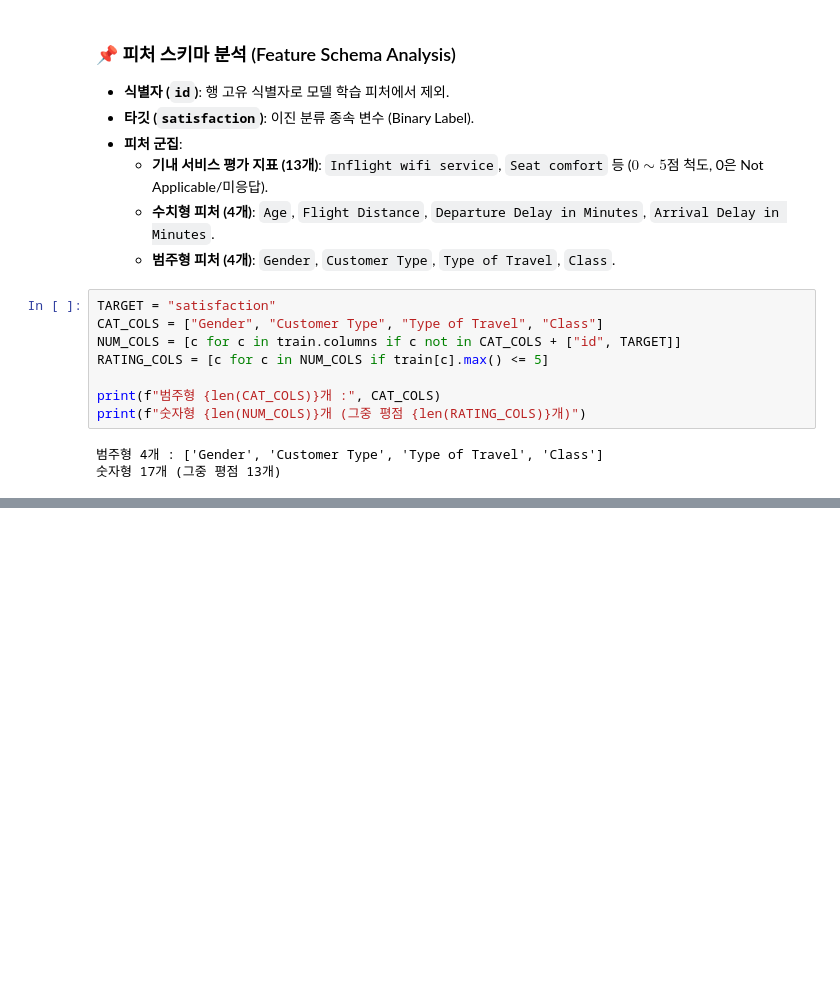
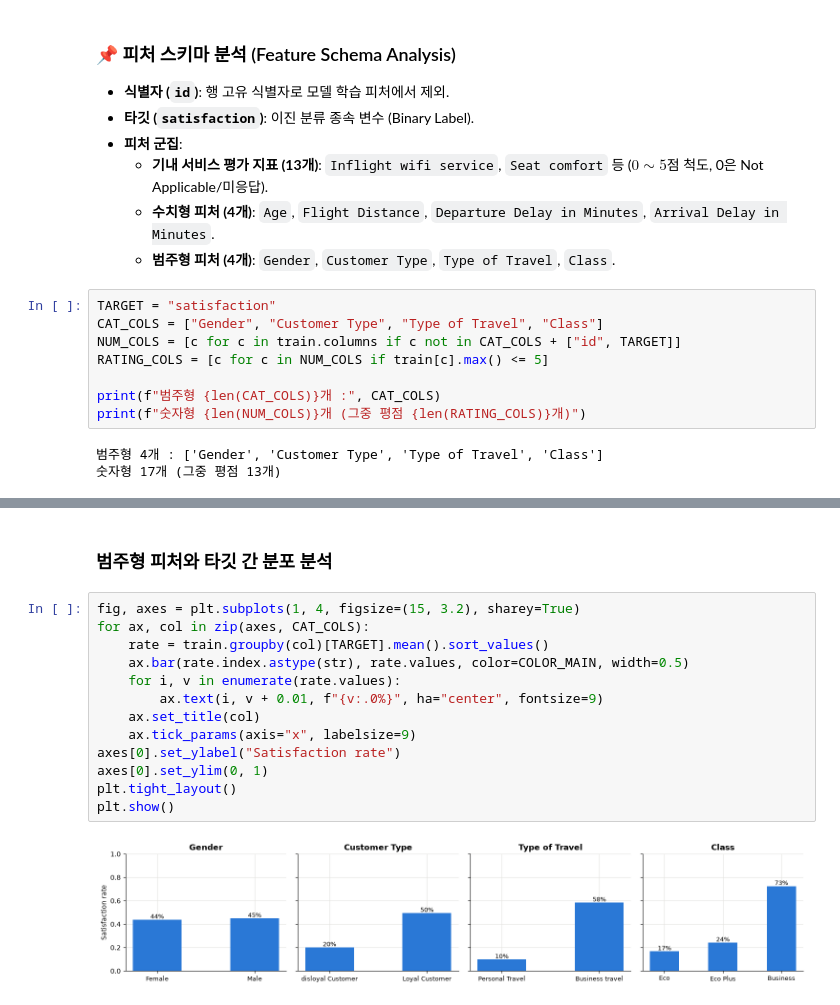
Before and after one commit to bryjna07/Kaggle_Airline_Satisfaction, a Jupyter notebook: notebooks/01_eda.ipynb, the cells around one changed output, grey strips where cells are left out. Cells and saved outputs as stored; diff of their text form; blank space fills up the shorter version.

```diff
--- a/notebooks/01_eda.ipynb
+++ b/notebooks/01_eda.ipynb
@@ -165,0 +197,17 @@ print(f"숫자형 {len(NUM_COLS)}개 (그중 평점 {len(RATING_COLS)}개)")
+# %% [markdown]
+### 범주형 피처와 타깃 간 분포 분석
+# %%
+fig, axes = plt.subplots(1, 4, figsize=(15, 3.2), sharey=True)
+for ax, col in zip(axes, CAT_COLS):
+    rate = train.groupby(col)[TARGET].mean().sort_values()
+    ax.bar(rate.index.astype(str), rate.values, color=COLOR_MAIN, width=0.5)
+    for i, v in enumerate(rate.values):
+        ax.text(i, v + 0.01, f"{v:.0%}", ha="center", fontsize=9)
+    ax.set_title(col)
+    ax.tick_params(axis="x", labelsize=9)
+axes[0].set_ylabel("Satisfaction rate")
+axes[0].set_ylim(0, 1)
+plt.tight_layout()
+plt.show()
+# %% [output]
+[figure, added]
```
Also changed, not shown: parts of 12 cells of this notebook.
